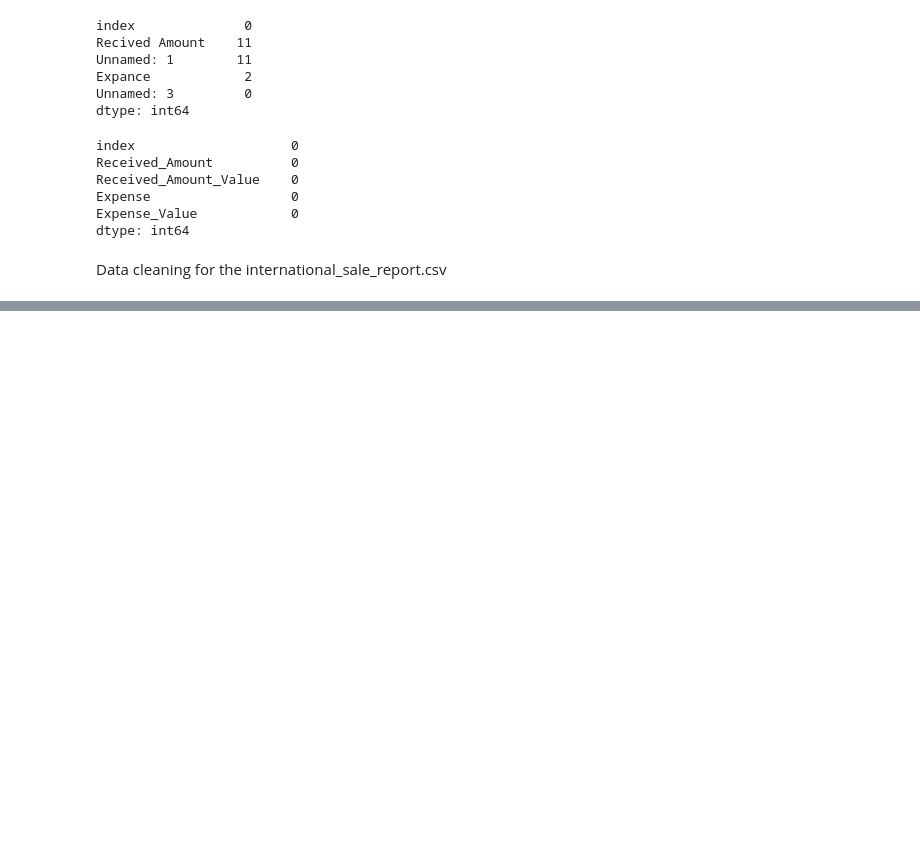
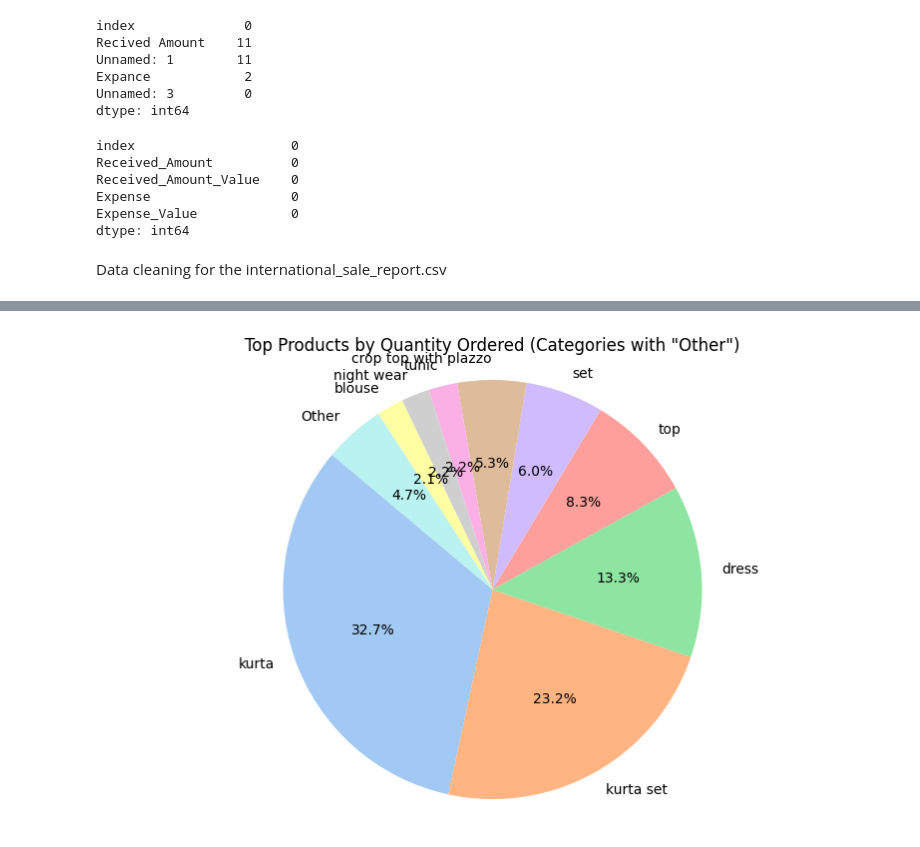
Before and after one commit to JarAmogh/Data_Analyst_VS, a Jupyter notebook: helper.ipynb, the cells around one changed output, grey strips where cells are left out. Drawn from its saved outputs; the diff is of its cells as text; code cells hidden in the pictures; blank space fills up the shorter version.

```diff
--- a/helper.ipynb
+++ b/helper.ipynb
@@ -211,0 +601,25 @@ Data cleaning for the international_sale_report.csv
+# %%
+# Calculate total quantity for the top products
+total_qty = top_products_per_category['Qty'].sum()
+
+# Calculate the percentage of each category
+top_products_per_category['Percentage'] = (top_products_per_category['Qty'] / total_qty) * 100
+
+# Split into main categories and "Other"
+main_categories = top_products_per_category[top_products_per_category['Percentage'] >= 2]
+other_categories = top_products_per_category[top_products_per_category['Percentage'] < 2]
+
+# Aggregate the "Other" categories
+other_row = pd.DataFrame([{
+    'SKU': 'Other',
+    'Category_y': 'Other',
+    'Qty': other_categories['Qty'].sum(),
+    'Percentage': other_categories['Percentage'].sum()
+}])
+
+# Combine the main categories with the "Other" category
+final_products = pd.concat([main_categories, other_row])
+
+# View the DataFrame
+print("Final Products DataFrame:")
+print(final_products)
@@ -211,0 +639,11 @@ Data cleaning for the international_sale_report.csv
+# %%
+import matplotlib.pyplot as plt
+
+# Pie chart for top products per category with category labels
+plt.figure(figsize=(10, 6))
+plt.pie(final_products['Qty'], labels=final_products['Category_y'], autopct='%1.1f%%', startangle=140, colors=sns.color_palette('pastel'))
+plt.title('Top Products by Quantity Ordered (Categories with "Other")')
+plt.axis('equal')
+plt.show()
+# %% [output]
+[figure, added]
```
Also changed, not shown: parts of 70 cells of this notebook.
